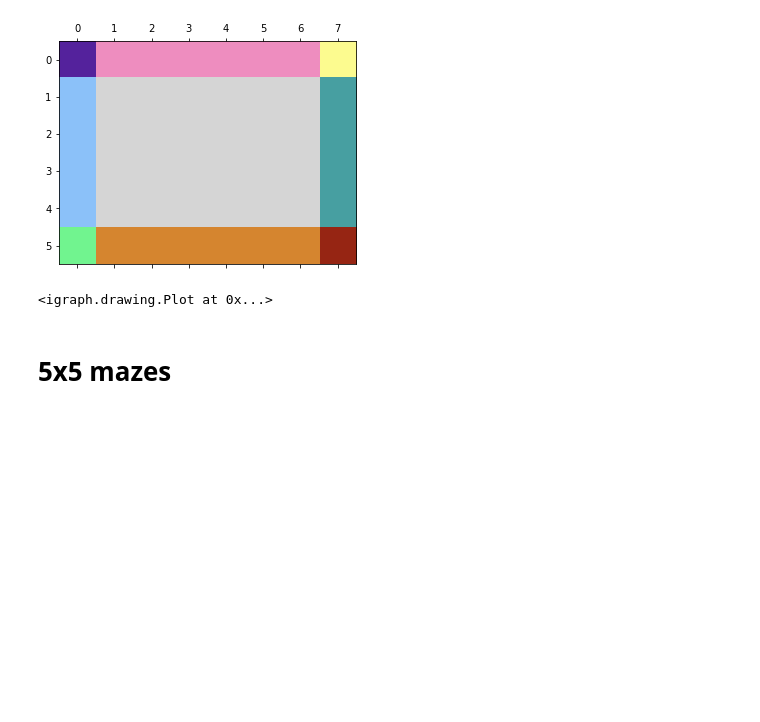
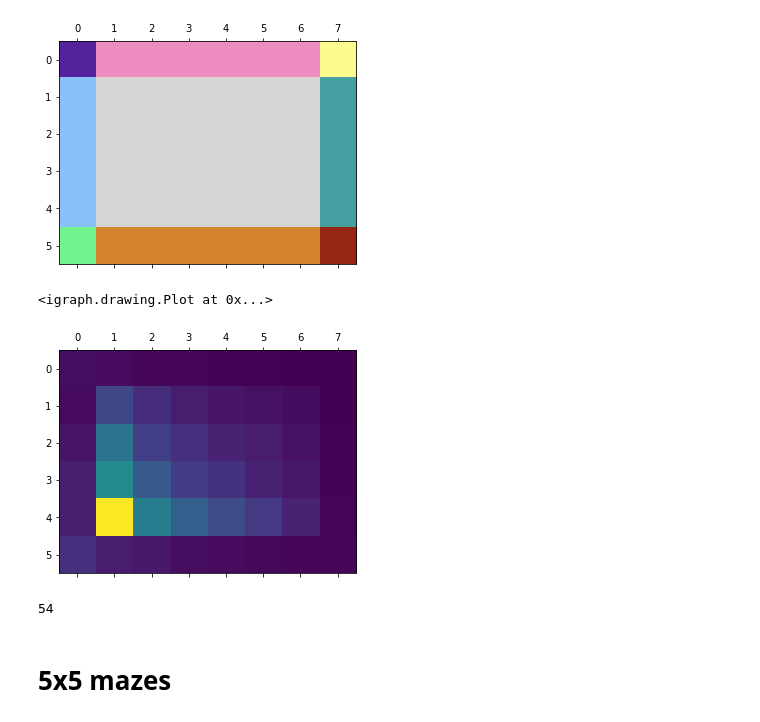
Before and after one commit to vicariousinc/naturecomm_cscg, a Jupyter notebook: intro.ipynb, the cells around one changed output. Cells and saved outputs as stored; diff of their text form; code cells hidden in the pictures; blank space fills up the shorter version.

```diff
--- a/intro.ipynb
+++ b/intro.ipynb
@@ -168,6 +252,20 @@ graph = plot_graph(chmm, x, a, output_file="figures/empty_rectangular_room_graph
 graph
 # %% [output]
 <igraph.drawing.Plot at 0x...>
+# %%
+mess_fwd = get_mess_fwd(chmm, x, pseudocount_E=0.1)
+# %%
+clone = 48
+plt.matshow(place_field(mess_fwd, rc, clone))
+plt.savefig("figures/empty_rectangular_room_place_field.pdf")
+# %% [output]
+[figure, added]
+# %%
+states = chmm.decode(x, a)[1]
+n_states = len(np.unique(states))
+n_states
+# %% [output]
+54
 # %% [markdown]
 # 5x5 mazes
 # %%
```
Also changed, not shown: parts of 27 cells of this notebook.
